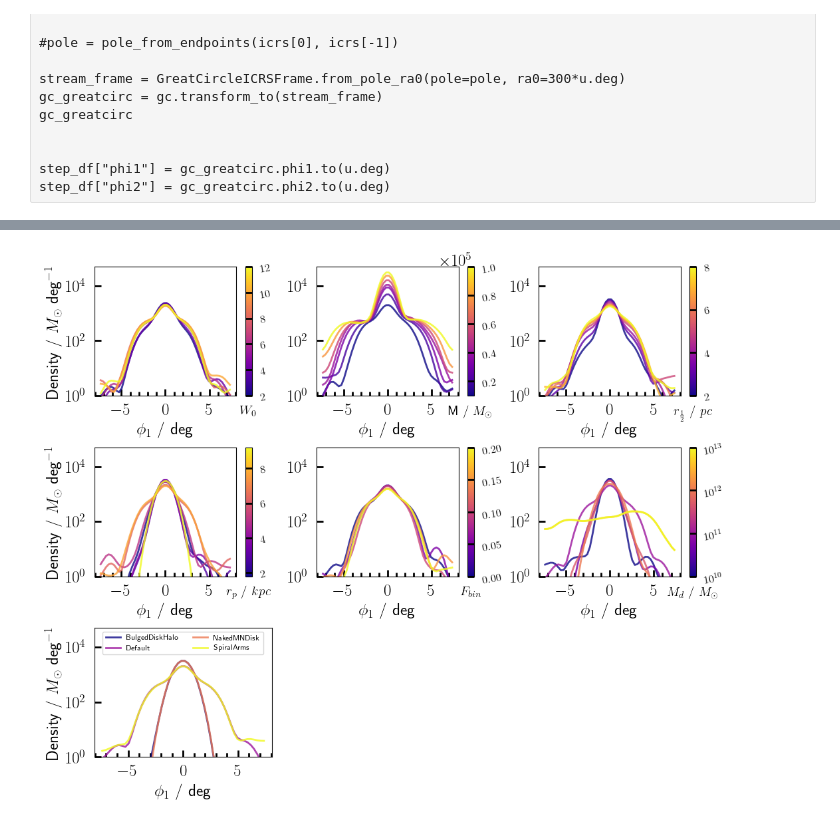
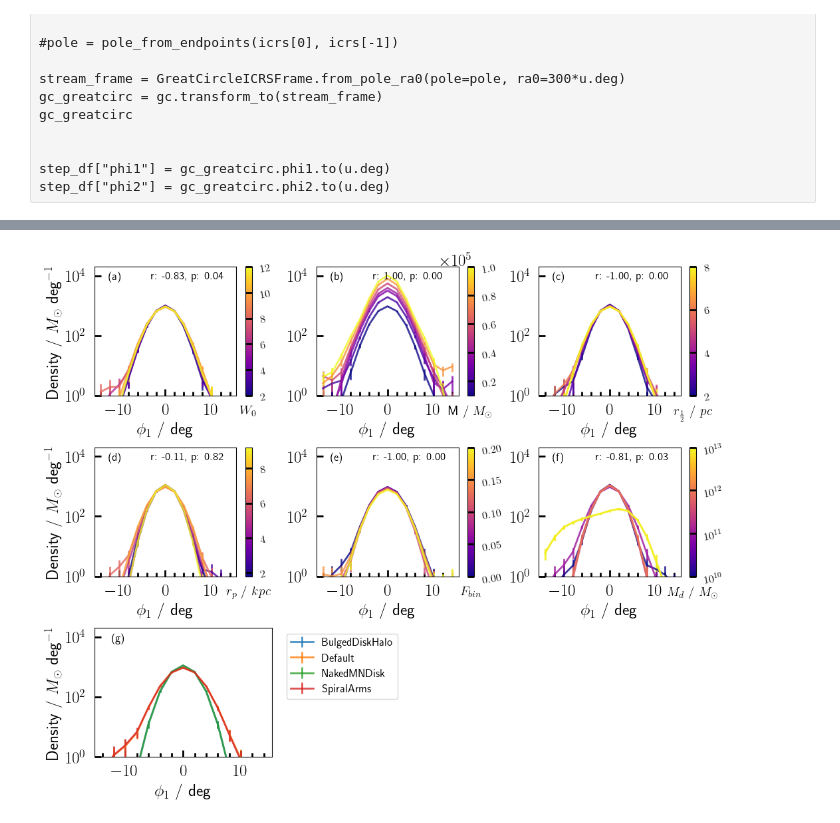
Before and after one commit to RSPicken2/stellar-streams, a Jupyter notebook: Ridgeline.ipynb, the cells around one changed output, grey strips where cells are left out. Drawn from its saved outputs; the diff is of its cells as text; code cells hidden in the pictures.

```diff
--- a/Ridgeline.ipynb
+++ b/Ridgeline.ipynb
@@ -36,9 +38,9 @@ source = '/cosma5/data/durham/dc-pick2/simulations'
 # %%
 hyades_path = source + '/Hyades2'
-times = [600]
+times = [390]
 
 step = get_steps_at_times(hyades_path, times)
-step_df = step[600]
+step_df = step[390]
 
 stream_df = filter_stream(step_df)
 streamframe = step_to_stream_coords(stream_df)
@@ -278,18 +286,25 @@ all_runs_data = {exp.name: get_runs_data(source + '/' + exp.name, [time]) for ex
 streams_data = map_leaves(all_runs_data, filter_stream)
 stream_frames = map_leaves(streams_data, step_to_stream_coords)
 # %%
-densities = map_leaves(streams_data, steam_density, phi1_lim=7.5, bins=50)
+densities = map_leaves(streams_data, steam_density_old, phi1_lim=15, bins=15)
+#densities_grid  = map_leaves(streams_data, stream_density, bw_method='silverman', bins=50)
 # %%
 cols = 3
 fig, axes = plt.subplots(int(np.ceil(len(e.exlist)/cols)), cols, figsize=(4*cols, 4*len(e.exlist)/cols))
-bw_method = 0.5
-sigma = 2
+sigma = 1
 
-for (ex_name, ex_d), ax in zip(densities.items(), axes.flatten()):
+for j, ((ex_name, ex_d), ax) in enumerate(zip(densities.items(), axes.flatten())):
     ex = e.get_experiment_info(ex_name)
     runs = list(ex_d.keys())
+    maxs = [np.nanmax(densities[ex.name][run][time][0]) for run in runs]
+
+    #print(f'{ex_name}: {list(zip(runs, maxs)}')
 
     if ex.formattable:
+        res = stats.spearmanr(runs, maxs)
+        corol =  f'r: {res.statistic:.2f}, p: {res.pvalue:.2f}'
+
+
         if ex.name == 'GalacticMass':
             norm = LogNorm(vmin=min(runs), vmax=max(runs))
         else:
@@ -298,6 +313,7 @@ for (ex_name, ex_d), ax in zip(densities.items(), axes.flatten()):
         colour_fn = lambda run: plt.cm.plasma(norm(run))
         sm = plt.cm.ScalarMappable(cmap=plt.cm.plasma, norm=norm)
         sm.set_array([])
+
 
         cbar = fig.colorbar(sm, ax=ax)
         cbar.ax.set_xlabel(ex.FormatColBar(), fontsize=14, labelpad=10)
@@ -311,36 +327,43 @@ for (ex_name, ex_d), ax in zip(densities.items(), axes.flatten()):
             fmt.set_powerlimits((-2, 3))
             cbar.ax.yaxis.set_major_formatter(fmt)
 
         cbar.ax.tick_params(axis='y', rotation=10, labelsize=12)
     else:
-        colours = plt.cm.plasma(np.linspace(0, 1, len(ex_d)))
-        colour_fn = lambda run: colours[runs.index(run)]
+        colour_fn = lambda run: plt.cm.tab10(runs.index(run))
+        corol = ''
 
     for i, (run, d) in enumerate(ex_d.items()):
         hist, edges = d[time]
         smoothed = gaussian_filter1d(hist, sigma=sigma)
         bin_centres = 0.5 * (edges[1:] + edges[:-1])
+        y_err = np.sqrt(smoothed)
 
-        ax.plot(bin_centres, smoothed, alpha=0.8, label=ex.FormatLabel(run),
+        ax.errorbar(bin_centres, smoothed, yerr=y_err, alpha=0.8, label=ex.FormatLabel(run),
                  linewidth=2, color=colour_fn(run))
 
 
+    tag = chr(97+j)
+    ax.text(0.1, 0.9, f'({tag})', fontsize=12, transform=ax.transAxes)
+    ax.text(0.4, 0.9, f'{corol}', fontsize=12, transform=ax.transAxes)
+
     if not ex.formattable:
-        ax.legend(fontsize=8, loc='upper center', ncol=2)
+        ax.legend(fontsize=12, loc='upper left', bbox_to_anchor=(1.05,1))
 
     ax.set_yscale('log')
-    ax.set_ylim(1, 5e4)
+    #ax.set_xscale('log')
+    ax.set_ylim(1, 2e4)
     ax.set_xlabel(r'$\phi_1$ / deg')
     ax.minorticks_on()
+    #ax.yaxis.set_minor_formatter(NullFormatter())
 
 for ax in axes.flatten()[0::cols]:
     ax.set_ylabel(r'Density / $M_\odot$ deg$^{-1}$')
 
 axes.flatten()[-1].set_visible(False)
 axes.flatten()[-2].set_visible(False)
 fig.subplots_adjust(hspace=0.4)
 fig.subplots_adjust(wspace=0.25)
 plt.savefig('Images/StreamDensities.png', bbox_inches='tight')
 plt.show()
 # %% [output]
-[figure, old version]
+[figure, new version]
```
Also changed, not shown: parts of 12 cells of this notebook, 1 other file.
